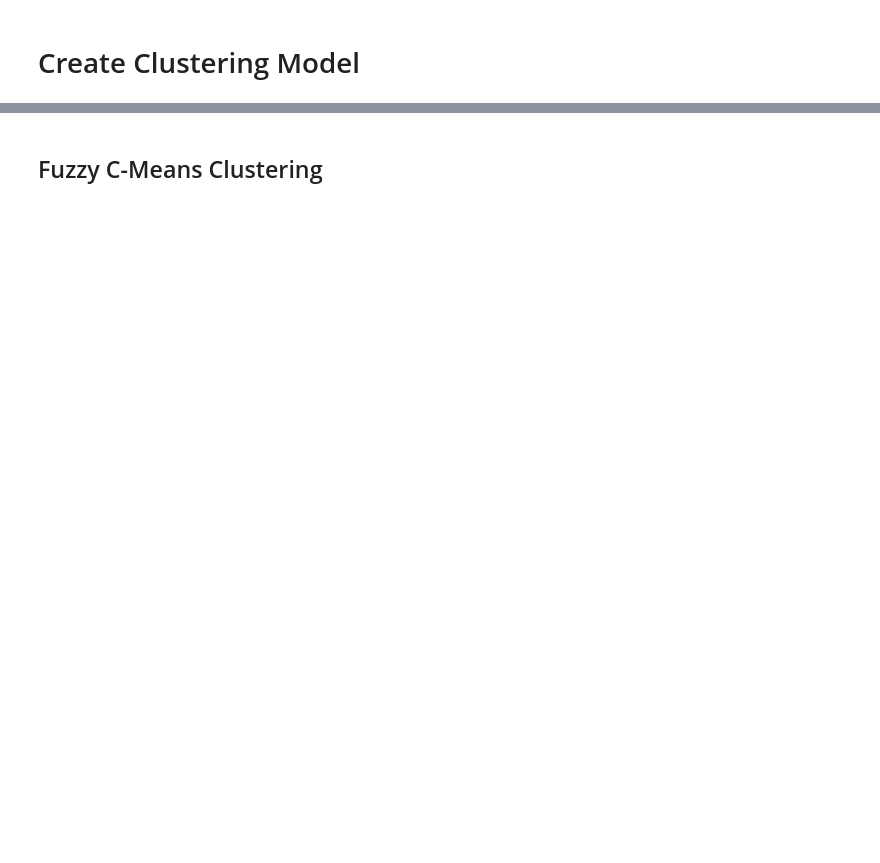
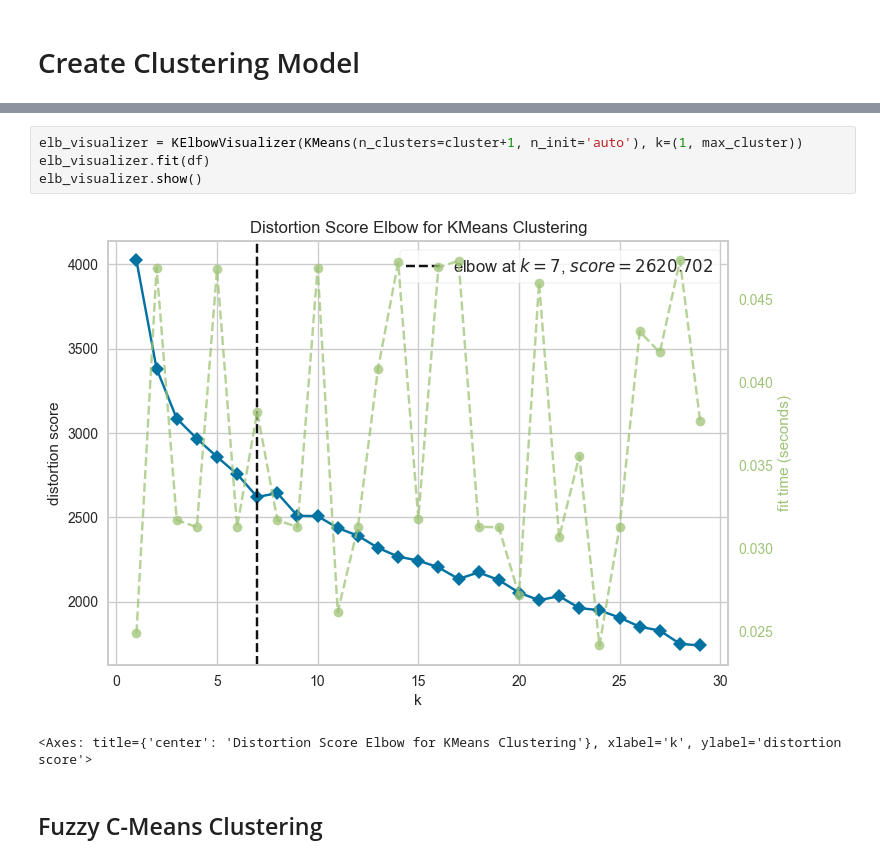
Before and after one commit to arsyadCode/ProjekTA_UPERESEARCH, a Jupyter notebook: Udin/Model Clustering.ipynb, the cells around one changed output, grey strips where cells are left out. Saved outputs shown, nothing was run; the diff lists cells and outputs as text; blank space fills up the shorter version.

```diff
--- a/Udin/Model Clustering.ipynb
+++ b/Udin/Model Clustering.ipynb
@@ -91,2 +97,9 @@ plt.show()
+# %%
+elb_visualizer = KElbowVisualizer(KMeans(n_clusters=cluster+1, n_init='auto'), k=(1, max_cluster))
+elb_visualizer.fit(df)
+elb_visualizer.show()
+# %% [output]
+[figure, added]
+<Axes: title={'center': 'Distortion Score Elbow for KMeans Clustering'}, xlabel='k', ylabel='distortion score'>
 # %% [markdown]
 ## Fuzzy C-Means Clustering
```
Also changed, not shown: parts of 9 cells of this notebook, 7 other files.
